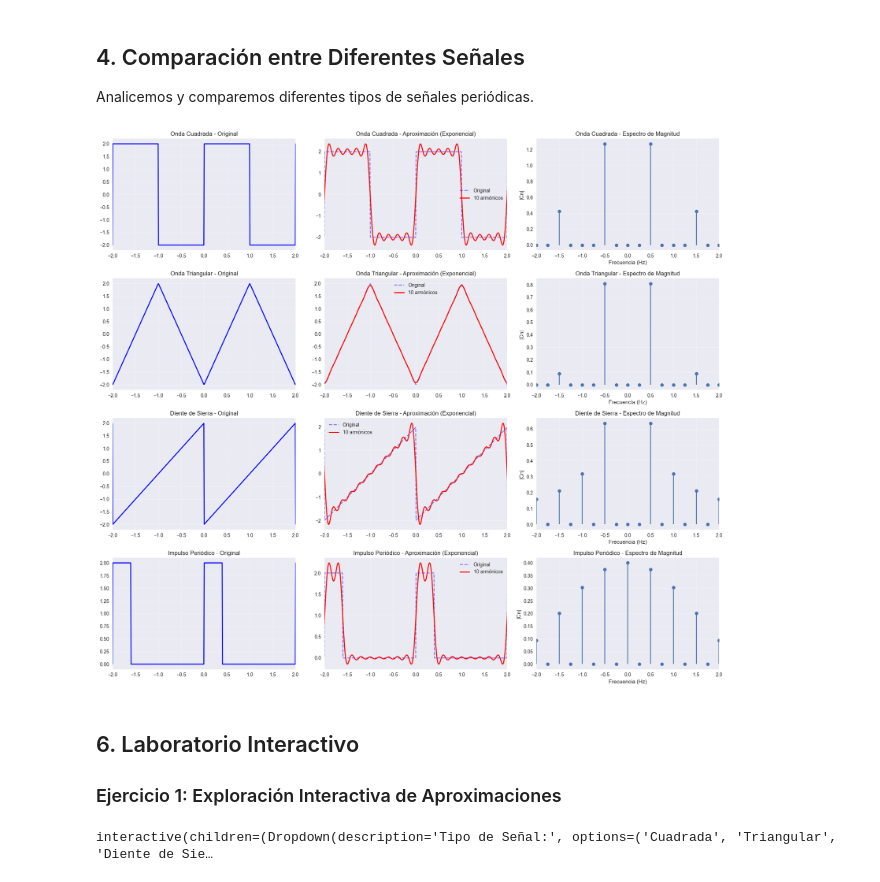
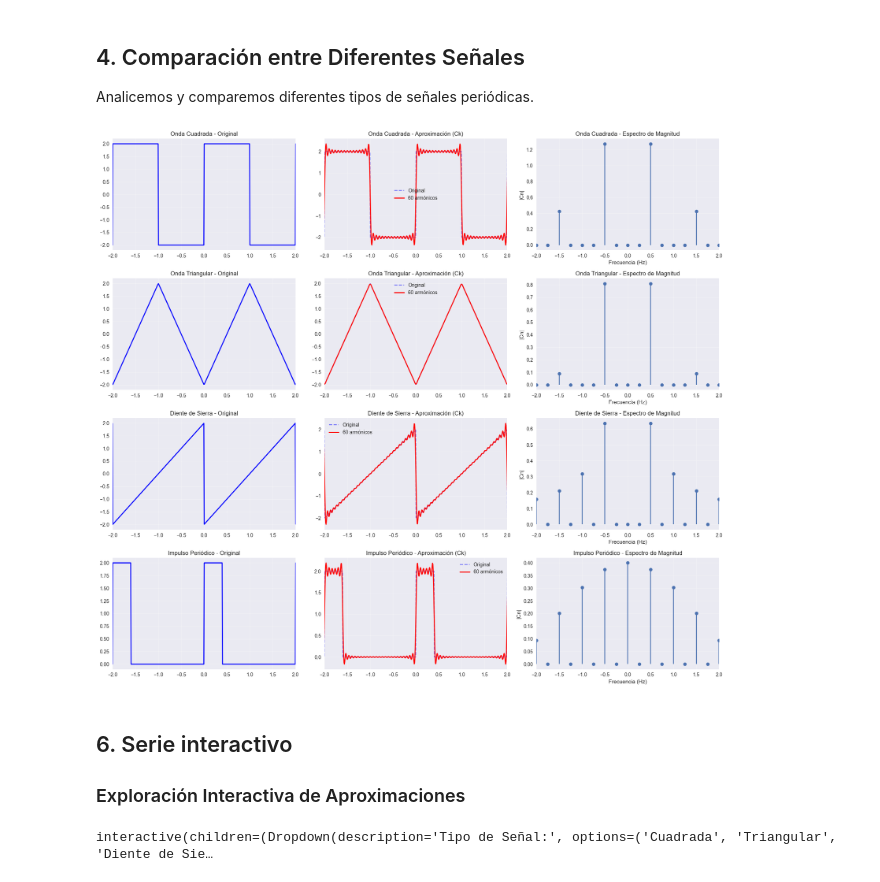
Before and after one commit to CeJu7/Lab08_CursoProcesamientoImagenes, a Jupyter notebook: s05_laboratorio_serie_fourier.ipynb, the cells around one changed output. Cells and saved outputs as stored; diff of their text form; code cells hidden in the pictures.

```diff
--- a/s05_laboratorio_serie_fourier.ipynb
+++ b/s05_laboratorio_serie_fourier.ipynb
@@ -52,7 +68,7 @@ $$c_n = \frac{1}{T} \int_{-T/2}^{T/2} f(t) e^{-jn\omega_0 t} dt$$
 
 Comenzaremos analizando una onda cuadrada, una de las señales más utilizadas en el análisis de Fourier.
 # %%
-T = 4  # Período
+T = 4
 fs = FourierSeries(periodo=T)
 
 t_vis = np.linspace(-T, T, 1000)
@@ -60,7 +76,7 @@ t_vis = np.linspace(-T, T, 1000)
 cuadrada = lambda t: onda_cuadrada(t, amplitud=2, duty_cycle=0.5)
 y_original = cuadrada(t_vis)
 
-n_vector, cn = fs.coeficientes_exponenciales(cuadrada, n_harmonicos=20)
+n_vector, cn = fs.coeficientes_exponenciales(cuadrada, n_harmonicos=60)
 
 print(f"Coeficientes exponenciales complejos (primeros 10):")
 print(f"Número de coeficientes: {len(cn)}")
@@ -97,25 +131,4 @@ C[ 5] =  -0.0002 + j -0.0002 =   0.0003∠-135.0°
 # %%
-def sintetizar_serie_exponencial(n_vector, cn, t, n_terminos=None):
-    """
-    Sintetizar señal usando coeficientes exponenciales complejos
-    """
-    if n_terminos is None:
-        indices = np.arange(len(cn))
-    else:
-        centro = len(cn) // 2
-        inicio = max(0, centro - n_terminos)
-        fin = min(len(cn), centro + n_terminos + 1)
-        indices = np.arange(inicio, fin)
-
-    omega0 = 2 * np.pi / T
-    resultado = np.zeros_like(t, dtype=complex)
-
-    for i in indices:
-        n = n_vector[i]
-        resultado += cn[i] * np.exp(1j * n * omega0 * t)
-
-    return np.real(resultado)
-
 n_terminos_list = [1, 3, 5, 10, 20]
 colores = ['red', 'green', 'orange', 'purple', 'brown']
 
@@ -179,13 +190,4 @@ ax2.set_xlim(-2, 2)
 
 plt.tight_layout()
 plt.show()
-
-print("\nCoeficientes Exponenciales Complejos:")
-for i, (n, c) in enumerate(zip(n_vector, cn)):
-    if abs(n) <= 8:
-        magnitude = abs(c)
-        phase = np.angle(c) * 180 / np.pi
-        print(f"C[{n:2d}] = {c.real:8.4f} + j{c.imag:8.4f}")
-        print(f"      |C[{n:2d}]| = {magnitude:8.4f}, ∠C[{n:2d}] = {phase:6.1f}°")
-        print()
 # %% [output]
@@ -222,7 +207,7 @@ senales = {
 T = 4
 fs = FourierSeries(periodo=T)
 t_vis = np.linspace(-T, T, 1000)
-n_harmonicos = 20
+n_harmonicos = 60
 
 resultados = {}
 
@@ -230,40 +215,40 @@ fig, axes = plt.subplots(4, 3, figsize=(18, 16))
 
 for i, (nombre, func) in enumerate(senales.items()):
     n_vector, cn = fs.coeficientes_exponenciales(func, n_harmonicos)
 
     resultados[nombre] = {'cn': cn, 'n_vector': n_vector}
 
     y_original = func(t_vis)
     axes[i, 0].plot(t_vis, y_original, 'b-', linewidth=2)
     axes[i, 0].set_title(f'{nombre} - Original')
     axes[i, 0].grid(True, alpha=0.3)
     axes[i, 0].set_xlim(-T/2, T/2)
 
     y_aprox = sintetizar_serie_exponencial(n_vector, cn, t_vis, n_harmonicos)
     axes[i, 1].plot(t_vis, y_original, 'b--', alpha=0.5, label='Original')
-    axes[i, 1].plot(t_vis, y_aprox, 'r-', linewidth=2, label='10 armónicos')
-    axes[i, 1].set_title(f'{nombre} - Aproximación (Exponencial)')
+    axes[i, 1].plot(t_vis, y_aprox, 'r-', linewidth=2, label=f'{n_harmonicos} armónicos')
+    axes[i, 1].set_title(f'{nombre} - Aproximación (Ck)')
     axes[i, 1].grid(True, alpha=0.3)
     axes[i, 1].legend()
     axes[i, 1].set_xlim(-T/2, T/2)
 
     frecuencias = n_vector * fs.omega0 / (2 * np.pi)
     magnitudes = np.abs(cn)
     axes[i, 2].stem(frecuencias, magnitudes, basefmt=" ")
     axes[i, 2].set_title(f'{nombre} - Espectro de Magnitud')
     axes[i, 2].grid(True, alpha=0.3)
     axes[i, 2].set_xlim(-2, 2)
     axes[i, 2].set_xlabel('Frecuencia (Hz)')
     axes[i, 2].set_ylabel('|Cn|')
 
 plt.tight_layout()
 plt.show()
 # %% [output]
-[figure, old version]
+[figure, new version]
 # %% [markdown]
-## 6. Laboratorio Interactivo
+## 6. Serie interactivo
 
-### Ejercicio 1: Exploración Interactiva de Aproximaciones
+### Exploración Interactiva de Aproximaciones
 # %%
 def visualizador_interactivo(tipo_senal='Cuadrada', n_armonicos=10, amplitud=2.0, duty_cycle=0.5):
     T = 4
```
Also changed, not shown: parts of 9 cells of this notebook, 1 other file.
